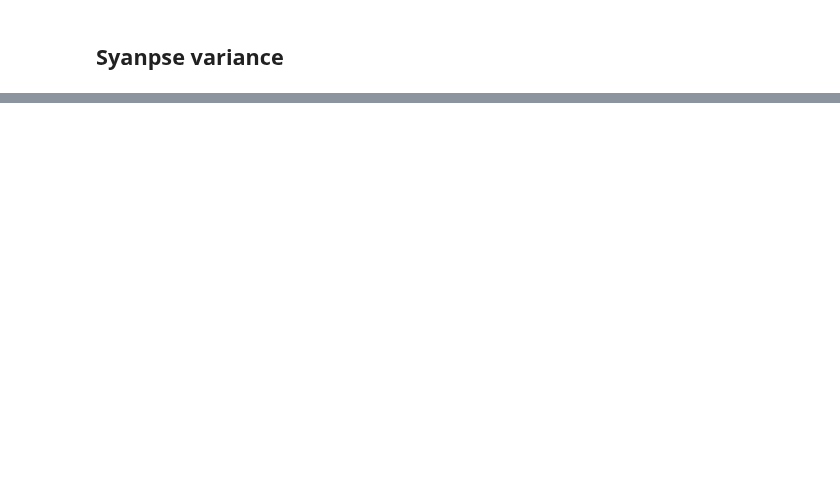
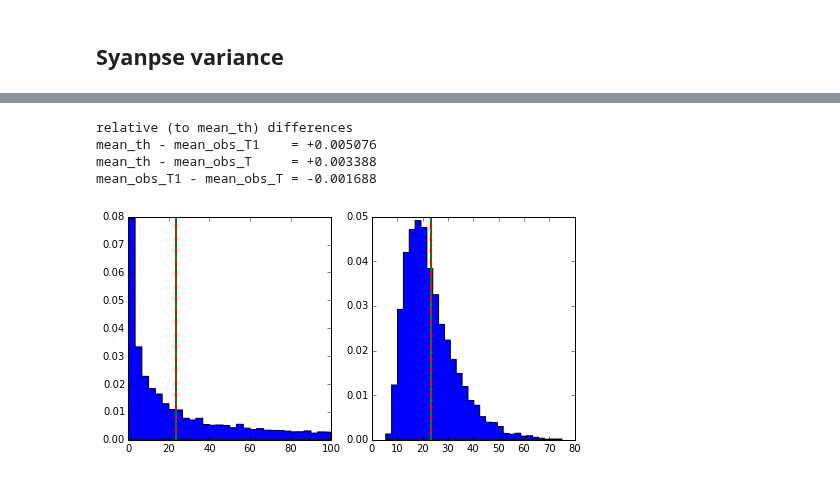
Before and after one commit to samfok/notebooks, a Jupyter notebook: synapse/synapse_SNR_gamma.ipynb, the cells around one changed output, grey strips where cells are left out. Drawn from its saved outputs; the diff is of its cells as text; code cells hidden in the pictures; blank space fills up the shorter version.

```diff
--- a/synapse/synapse_SNR_gamma.ipynb
+++ b/synapse/synapse_SNR_gamma.ipynb
@@ -89,7 +190,0 @@ u &= t(c/\tau+\lambda) \\
-# %%
-%matplotlib inline
-import numpy as np
-from matplotlib import pyplot as plt
-
-s = np.random.seed(2)
-rng = np.random.RandomState(s)
@@ -168,0 +303,37 @@ check_E_decay(lam=1000., k=1., c=2, n_trials=10000)
+# %%
+def check_E_first_decay(lam, k, tau=0.01, n_trials=1000):
+    t = rng.gamma(k, 1./lam, n_trials)
+    x_T = (1.-np.exp(-t/tau)) / t
+    mean_obs_T1 = np.mean(x_T)
+
+    t = rng.gamma(k, 1./lam, n_trials)
+    tfrac = rng.uniform(0, 1, n_trials)
+    t1 = t - t*tfrac
+    x_T1 = np.exp(-t1/tau)/tau
+    mean_obs_T = np.mean(x_T1)
+
+    a = (1+lam*tau)**(k-1.)
+    mean_th = lam/(k-1.) * ((a-(lam*tau)**(k-1.))/a)
+
+    plt.figure(figsize=(8,4))
+    plt.subplot(121)
+    plt.hist(x_T1, bins=30, histtype='stepfilled', normed=True)
+    plt.axvline(mean_th, c='r', lw=2)
+    plt.axvline(mean_obs_T1, c='g', ls='--', lw=2)
+    plt.subplot(122)
+    plt.hist(x_T, bins=30, histtype='stepfilled', normed=True)
+    plt.axvline(mean_th, c='r', lw=2)
+    plt.axvline(mean_obs_T, c='g', ls='--', lw=2)
+
+    print 'relative (to mean_th) differences'
+    print 'mean_th - mean_obs_T1    = %+f' % ((mean_th - mean_obs_T1) / mean_th)
+    print 'mean_th - mean_obs_T     = %+f' % ((mean_th - mean_obs_T) / mean_th)
+    print 'mean_obs_T1 - mean_obs_T = %+f' % ((mean_obs_T1 - mean_obs_T) / mean_th)
+
+check_E_first_decay(lam=100., k=5., n_trials=10000)
+# %% [output]
+relative (to mean_th) differences
+mean_th - mean_obs_T1    = +0.005076
+mean_th - mean_obs_T     = +0.003388
+mean_obs_T1 - mean_obs_T = -0.001688
+[figure, added]
```
Also changed, not shown: parts of 35 cells of this notebook, 1 other file.
